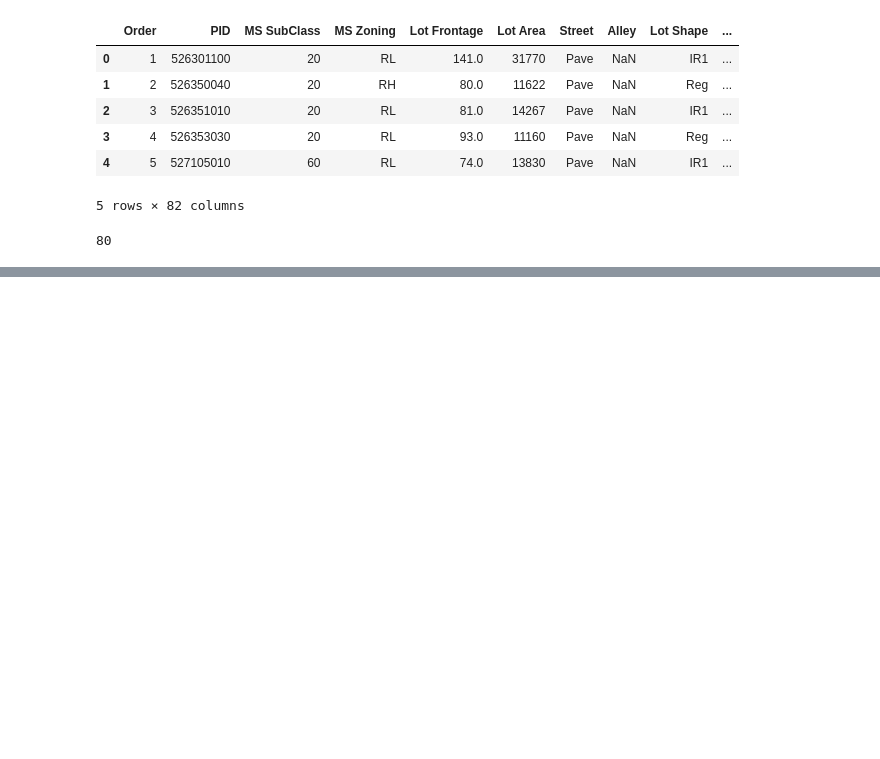
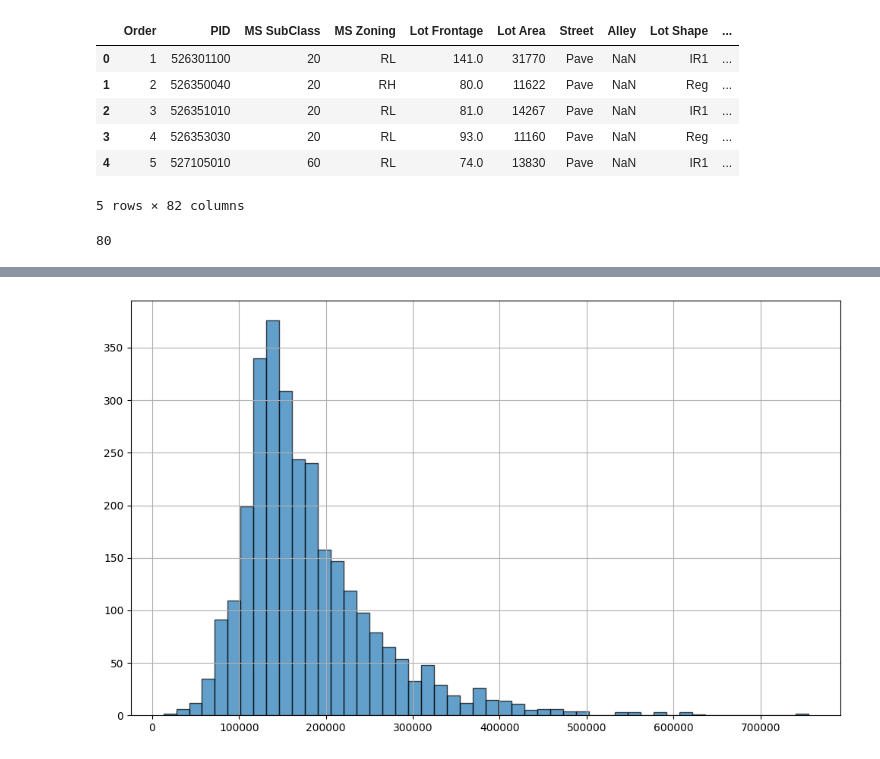
Before and after one commit to AbhiAbhi324/house-price-valuation-pipeline, a Jupyter notebook: notebooks/01_eda_and_cleaning.ipynb, the cells around one changed output, grey strips where cells are left out. Drawn from its saved outputs; the diff is of its cells as text; code cells hidden in the pictures; blank space fills up the shorter version.

```diff
--- a/notebooks/01_eda_and_cleaning.ipynb
+++ b/notebooks/01_eda_and_cleaning.ipynb
@@ -97,0 +126,7 @@ np.int64(1)
+# %%
+raw_target = df['saleprice']
+raw_target.hist(bins=50, figsize=(10, 6), edgecolor='black', alpha=0.7)
+plt.tight_layout()
+plt.show()
+# %% [output]
+[figure, added]
```
Also changed, not shown: parts of 15 cells of this notebook.
